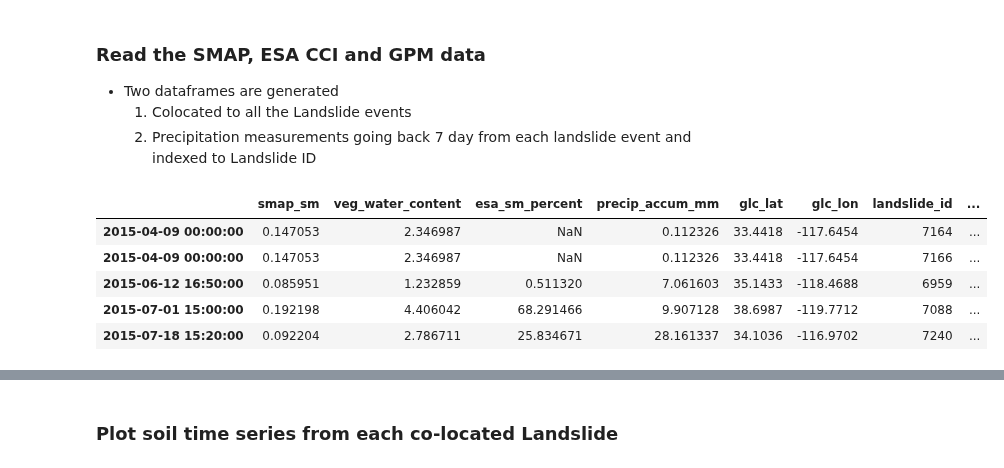
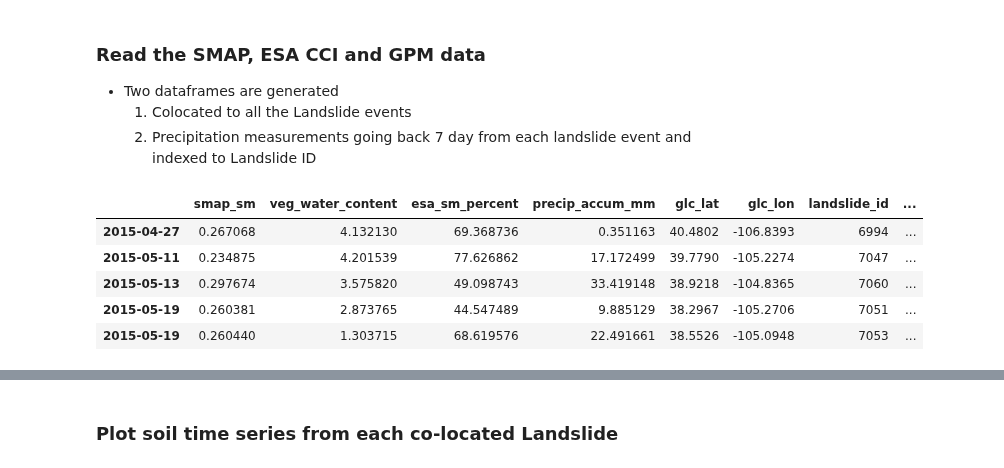
Before and after one commit to jacquiewitte/capstone-landslides-soilmoisture, a Jupyter notebook: landslide_precip_soilm.ipynb, the cells around one changed output, grey strips where cells are left out. Cells and saved outputs as stored; diff of their text form; code cells hidden in the pictures.

```diff
--- a/landslide_precip_soilm.ipynb
+++ b/landslide_precip_soilm.ipynb
@@ -122,3 +122,6 @@ state = westernUS[1]
+# %%
+westernUS = ['Colorado', 'California', 'Oregon', 'Washington']
+state = westernUS[0]
 # %% [markdown]
 ### Read and subset to Colorado Landslides >= year 2015 (SMAP data starts in 2015)
 # %%
@@ -130,15 +133,15 @@ glc_file = os.path.join(et.io.HOME,
 
 glc = pd.read_csv(glc_file)
 
-glc_co = glc[(glc['country_code'] == 'US') & (
-                glc['admin_division_name'] == state) & (
-                glc['landslide_trigger'] != 'freeze_thaw') & (
-                glc['landslide_trigger'] != 'snowfall_snowmelt') & (
-                glc['landslide_trigger'] != 'earthquake') & (
-                glc['landslide_trigger'] != 'leaking_pipe') & (
-                glc['landslide_trigger'] != 'no_apparent_trigger') & (
-                glc['landslide_trigger'] != 'other')              & (
-                glc['landslide_trigger'] != 'unknown')
+glc_co = glc[(glc['country_code'] == 'US')
+             & (glc['admin_division_name'] == state)
+             & (glc['landslide_trigger'] != 'freeze_thaw')
+             & (glc['landslide_trigger'] != 'snowfall_snowmelt')
+             & (glc['landslide_trigger'] != 'earthquake')
+             & (glc['landslide_trigger'] != 'leaking_pipe')
+             & (glc['landslide_trigger'] != 'no_apparent_trigger')
+             & (glc['landslide_trigger'] != 'other')
+             & (glc['landslide_trigger'] != 'unknown')
             ]
 # convert to pandas datetime
 glc_co['date'] = pd.to_datetime(glc_co['event_date'])
@@ -364,14 +366,14 @@ for i, data in landslide_precip7d_df.groupby("landslide_id"):
 
 landslide_df['precip_accum_norm'] = accum_norm
 # %%
-landslide_df.head()
+landslide_df['precip']
 # %% [output]
 |  | smap_sm | veg_water_content | esa_sm_percent | precip_accum_mm | glc_lat | glc_lon | landslide_id | ... |
-| 2015-04-09 00:00:00 | 0.147053 | 2.346987 | NaN | 0.112326 | 33.4418 | -117.6454 | 7164 | ... |
-| 2015-04-09 00:00:00 | 0.147053 | 2.346987 | NaN | 0.112326 | 33.4418 | -117.6454 | 7166 | ... |
-| 2015-06-12 16:50:00 | 0.085951 | 1.232859 | 0.511320 | 7.061603 | 35.1433 | -118.4688 | 6959 | ... |
-| 2015-07-01 15:00:00 | 0.192198 | 4.406042 | 68.291466 | 9.907128 | 38.6987 | -119.7712 | 7088 | ... |
-| 2015-07-18 15:20:00 | 0.092204 | 2.786711 | 25.834671 | 28.161337 | 34.1036 | -116.9702 | 7240 | ... |
+| 2015-04-27 | 0.267068 | 4.132130 | 69.368736 | 0.351163 | 40.4802 | -106.8393 | 6994 | ... |
+| 2015-05-11 | 0.234875 | 4.201539 | 77.626862 | 17.172499 | 39.7790 | -105.2274 | 7047 | ... |
+| 2015-05-13 | 0.297674 | 3.575820 | 49.098743 | 33.419148 | 38.9218 | -104.8365 | 7060 | ... |
+| 2015-05-19 | 0.260381 | 2.873765 | 44.547489 | 9.885129 | 38.2967 | -105.2706 | 7051 | ... |
+| 2015-05-19 | 0.260440 | 1.303715 | 68.619576 | 22.491661 | 38.5526 | -105.0948 | 7053 | ... |
 # %%
 landslide_precip7d_df.head()
 # %% [output]
```
Also changed, not shown: parts of 18 cells of this notebook.
